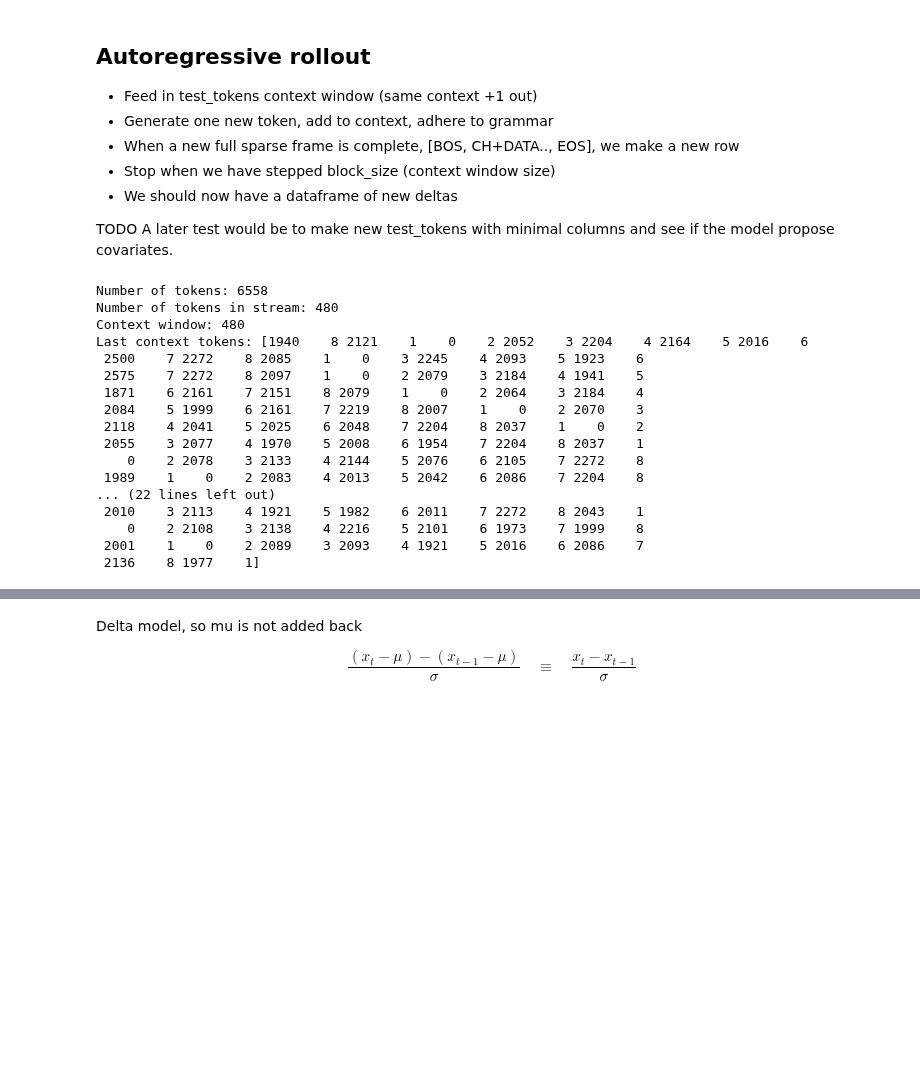
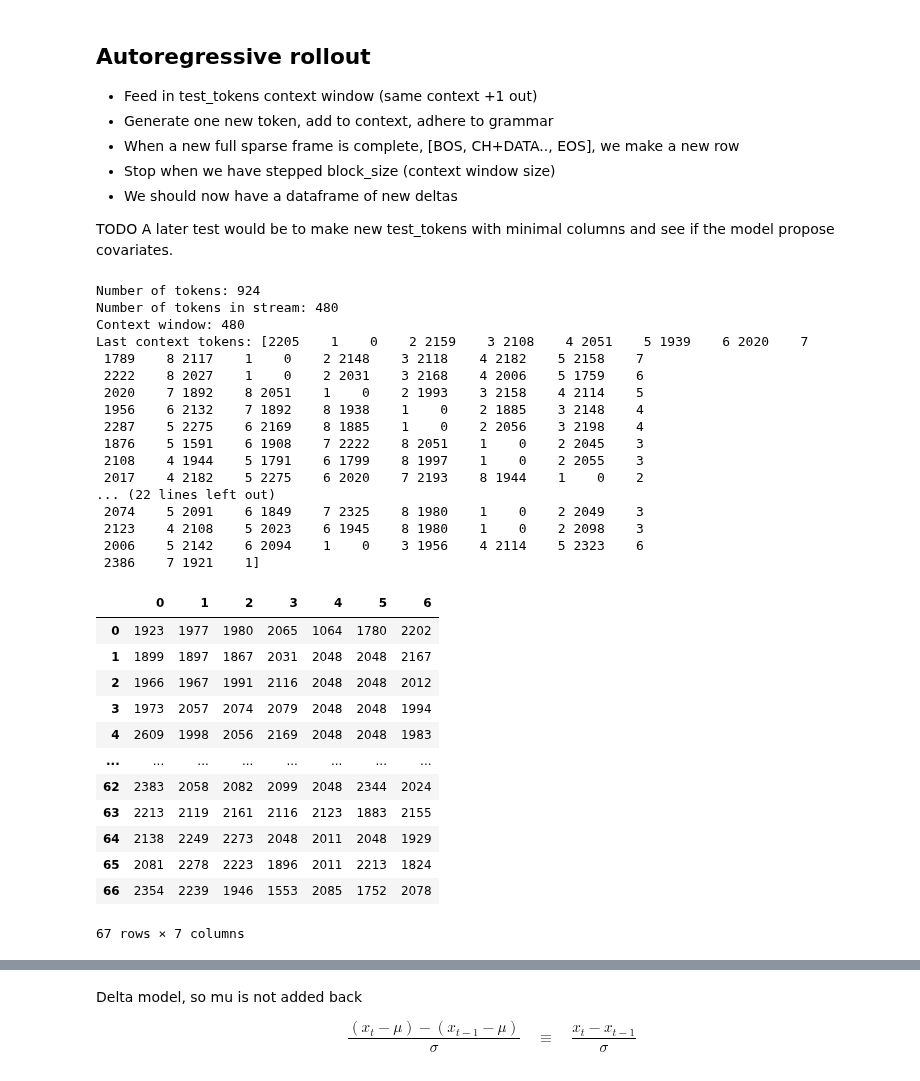
Before and after one commit to martinlie/vector-tokenizer, a Jupyter notebook: vector-tokenizer/tokenize_eval.ipynb, the cells around one changed output, grey strips where cells are left out. Drawn from its saved outputs; the diff is of its cells as text; code cells hidden in the pictures; blank space fills up the shorter version.

```diff
--- a/vector-tokenizer/tokenize_eval.ipynb
+++ b/vector-tokenizer/tokenize_eval.ipynb
@@ -97,19 +99,26 @@ rng_key = jax.random.PRNGKey(128)
 # %%
 rng_key, subkey = jax.random.split(rng_key)
 max_new_tokens = 480  # number of tokens to predict
-t = int(jax.random.randint(rng_key, shape=(), minval=0, maxval=len(X)-(3*max_new_tokens)))
+t_batch = int(block_size / n_channels)
+t = int(jax.random.randint(rng_key, shape=(), minval=0, maxval=len(X)-(3*t_batch)))
 
 # Select a random batch (t)
-X_test = X.iloc[t:t+max_new_tokens]
-Y_test = X.iloc[t+max_new_tokens:t+max_new_tokens+max_new_tokens]
+X_test = X.iloc[t:t+t_batch]
+Y_test = X.iloc[t+t_batch:t+t_batch+t_batch]
 
 # Pre-process it
 X_test_normalized = (X_test-mu)/sigma
 X_test_normalized = X_test_normalized.diff().dropna()
 X_test_nv = X_test_normalized.values.astype(np.float32)   # (N, D)
 
+# Pre-process future
+Y_test_normalized = (Y_test-mu)/sigma
+Y_test_normalized = Y_test_normalized.diff().dropna()
+Y_test_nv = Y_test_normalized.values.astype(np.float32)   # (N, D)
+
 # Discretize
-X_test_tok = discretize.encode_equal_width_global(jnp.asarray(X_test_nv), edges)
+X_test_tok = discretize.encode_asinh_global(jnp.asarray(X_test_nv), edges, s=s)
+Y_test_tok = discretize.encode_asinh_global(jnp.asarray(Y_test_nv), edges, s=s)
 test_tokens = tokenizer.encode_with_channels_sparse(X_test_tok, n_channels, zero_bin)
 token_stream = test_tokens[-block_size:] # B, T
 
@@ -119,22 +128,38 @@ print("Number of tokens in stream:", len(token_stream))
 print("Context window:", block_size)
 print("Last context tokens:", token_stream)
 # %% [output]
-Number of tokens: 6558
+Number of tokens: 924
 Number of tokens in stream: 480
 Context window: 480
-Last context tokens: [1940    8 2121    1    0    2 2052    3 2204    4 2164    5 2016    6
- 2500    7 2272    8 2085    1    0    3 2245    4 2093    5 1923    6
- 2575    7 2272    8 2097    1    0    2 2079    3 2184    4 1941    5
- 1871    6 2161    7 2151    8 2079    1    0    2 2064    3 2184    4
- 2084    5 1999    6 2161    7 2219    8 2007    1    0    2 2070    3
- 2118    4 2041    5 2025    6 2048    7 2204    8 2037    1    0    2
- 2055    3 2077    4 1970    5 2008    6 1954    7 2204    8 2037    1
-    0    2 2078    3 2133    4 2144    5 2076    6 2105    7 2272    8
- 1989    1    0    2 2083    4 2013    5 2042    6 2086    7 2204    8
+Last context tokens: [2205    1    0    2 2159    3 2108    4 2051    5 1939    6 2020    7
+ 1789    8 2117    1    0    2 2148    3 2118    4 2182    5 2158    7
+ 2222    8 2027    1    0    2 2031    3 2168    4 2006    5 1759    6
+ 2020    7 1892    8 2051    1    0    2 1993    3 2158    4 2114    5
+ 1956    6 2132    7 1892    8 1938    1    0    2 1885    3 2148    4
+ 2287    5 2275    6 2169    8 1885    1    0    2 2056    3 2198    4
+ 1876    5 1591    6 1908    7 2222    8 2051    1    0    2 2045    3
+ 2108    4 1944    5 1791    6 1799    8 1997    1    0    2 2055    3
+ 2017    4 2182    5 2275    6 2020    7 2193    8 1944    1    0    2
 ... (22 lines left out)
- 2010    3 2113    4 1921    5 1982    6 2011    7 2272    8 2043    1
-    0    2 2108    3 2138    4 2216    5 2101    6 1973    7 1999    8
- 2001    1    0    2 2089    3 2093    4 1921    5 2016    6 2086    7
- 2136    8 1977    1]
+ 2074    5 2091    6 1849    7 2325    8 1980    1    0    2 2049    3
+ 2123    4 2108    5 2023    6 1945    8 1980    1    0    2 2098    3
+ 2006    5 2142    6 2094    1    0    3 1956    4 2114    5 2323    6
+ 2386    7 1921    1]
+# %%
+pd.DataFrame(Y_test_tok)
+# %% [output]
+|  | 0 | 1 | 2 | 3 | 4 | 5 | 6 |
+| 0 | 1923 | 1977 | 1980 | 2065 | 1064 | 1780 | 2202 |
+| 1 | 1899 | 1897 | 1867 | 2031 | 2048 | 2048 | 2167 |
+| 2 | 1966 | 1967 | 1991 | 2116 | 2048 | 2048 | 2012 |
+| 3 | 1973 | 2057 | 2074 | 2079 | 2048 | 2048 | 1994 |
+| 4 | 2609 | 1998 | 2056 | 2169 | 2048 | 2048 | 1983 |
+| ... | ... | ... | ... | ... | ... | ... | ... |
+| 62 | 2383 | 2058 | 2082 | 2099 | 2048 | 2344 | 2024 |
+| 63 | 2213 | 2119 | 2161 | 2116 | 2123 | 1883 | 2155 |
+| 64 | 2138 | 2249 | 2273 | 2048 | 2011 | 2048 | 1929 |
+| 65 | 2081 | 2278 | 2223 | 1896 | 2011 | 2213 | 1824 |
+| 66 | 2354 | 2239 | 1946 | 1553 | 2085 | 1752 | 2078 |
+67 rows × 7 columns
 # %%
 rng_key, subkey = jax.random.split(rng_key)
```
Also changed, not shown: parts of 19 cells of this notebook, 5 other files.
